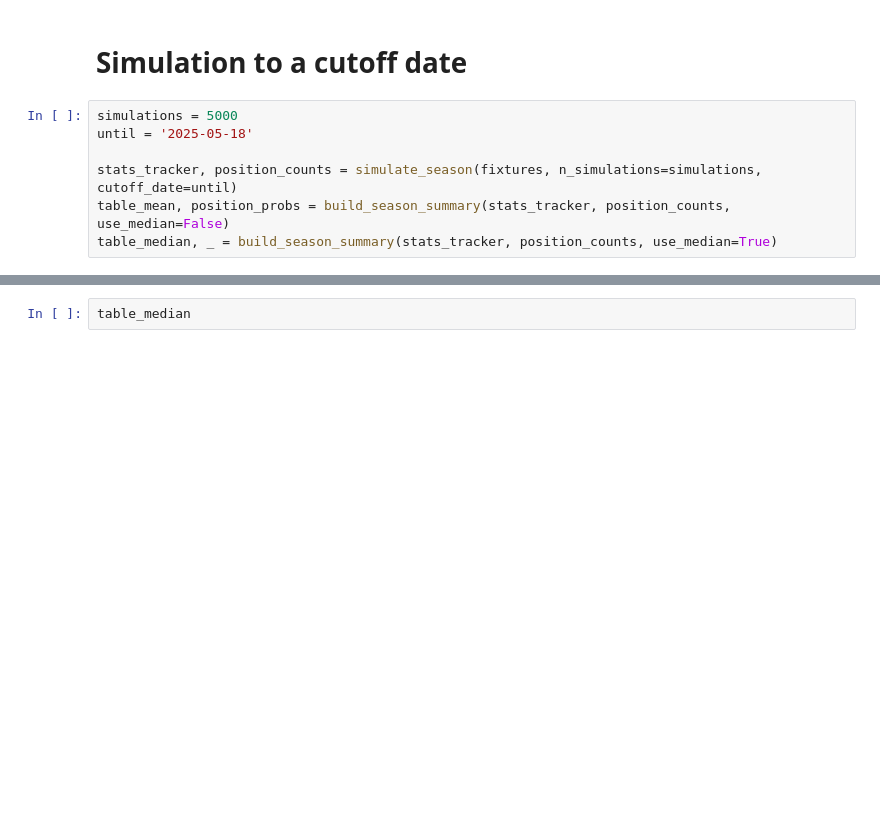
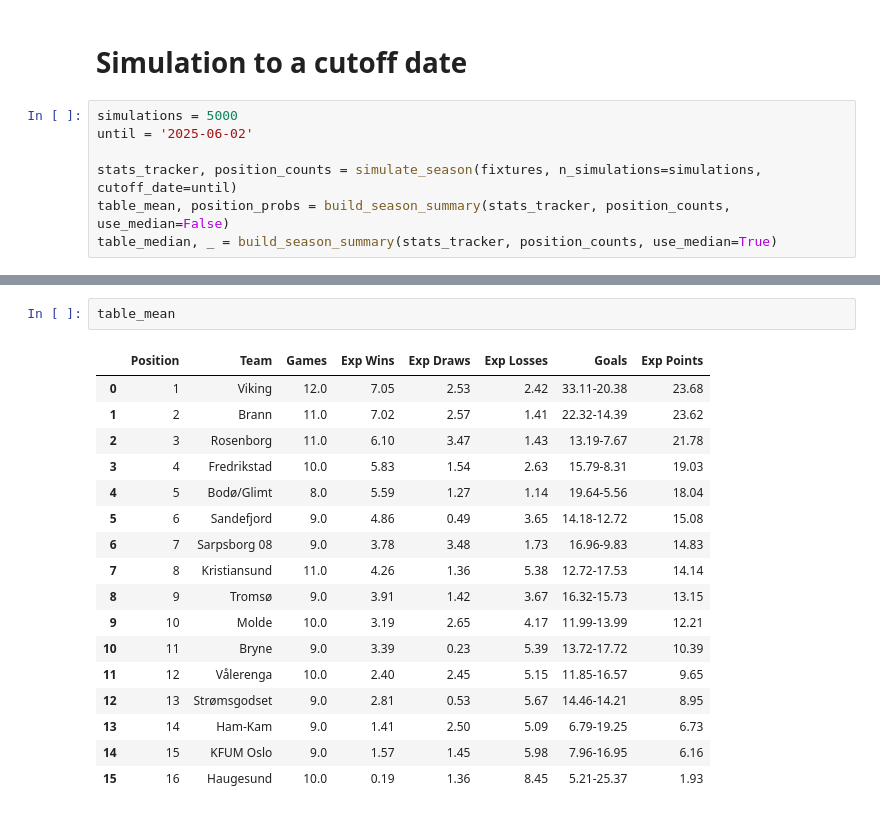
Before and after one commit to knudsvik/elo, a Jupyter notebook: ELO.ipynb, the cells around one changed output, grey strips where cells are left out. Saved outputs shown, nothing was run; the diff lists cells and outputs as text; blank space fills up the shorter version.

```diff
--- a/ELO.ipynb
+++ b/ELO.ipynb
@@ -33,7 +51,7 @@ display(table_median_season)
 # Simulation to a cutoff date
 # %%
 simulations = 5000
-until = '2025-05-18'
+until = '2025-06-02'
 
 stats_tracker, position_counts = simulate_season(fixtures, n_simulations=simulations, cutoff_date=until)
 table_mean, position_probs = build_season_summary(stats_tracker, position_counts, use_median=False)
@@ -43,2 +81,20 @@ position_probs.round(1)
-# %%
-table_median
+# %%
+table_mean
+# %% [output]
+|  | Position | Team | Games | Exp Wins | Exp Draws | Exp Losses | Goals | Exp Points |
+| 0 | 1 | Viking | 12.0 | 7.05 | 2.53 | 2.42 | 33.11-20.38 | 23.68 |
+| 1 | 2 | Brann | 11.0 | 7.02 | 2.57 | 1.41 | 22.32-14.39 | 23.62 |
+| 2 | 3 | Rosenborg | 11.0 | 6.10 | 3.47 | 1.43 | 13.19-7.67 | 21.78 |
+| 3 | 4 | Fredrikstad | 10.0 | 5.83 | 1.54 | 2.63 | 15.79-8.31 | 19.03 |
+| 4 | 5 | Bodø/Glimt | 8.0 | 5.59 | 1.27 | 1.14 | 19.64-5.56 | 18.04 |
+| 5 | 6 | Sandefjord | 9.0 | 4.86 | 0.49 | 3.65 | 14.18-12.72 | 15.08 |
+| 6 | 7 | Sarpsborg 08 | 9.0 | 3.78 | 3.48 | 1.73 | 16.96-9.83 | 14.83 |
+| 7 | 8 | Kristiansund | 11.0 | 4.26 | 1.36 | 5.38 | 12.72-17.53 | 14.14 |
+| 8 | 9 | Tromsø | 9.0 | 3.91 | 1.42 | 3.67 | 16.32-15.73 | 13.15 |
+| 9 | 10 | Molde | 10.0 | 3.19 | 2.65 | 4.17 | 11.99-13.99 | 12.21 |
+| 10 | 11 | Bryne | 9.0 | 3.39 | 0.23 | 5.39 | 13.72-17.72 | 10.39 |
+| 11 | 12 | Vålerenga | 10.0 | 2.40 | 2.45 | 5.15 | 11.85-16.57 | 9.65 |
+| 12 | 13 | Strømsgodset | 9.0 | 2.81 | 0.53 | 5.67 | 14.46-14.21 | 8.95 |
+| 13 | 14 | Ham-Kam | 9.0 | 1.41 | 2.50 | 5.09 | 6.79-19.25 | 6.73 |
+| 14 | 15 | KFUM Oslo | 9.0 | 1.57 | 1.45 | 5.98 | 7.96-16.95 | 6.16 |
+| 15 | 16 | Haugesund | 10.0 | 0.19 | 1.36 | 8.45 | 5.21-25.37 | 1.93 |
```
Also changed, not shown: parts of 8 cells of this notebook, 4 other files.
